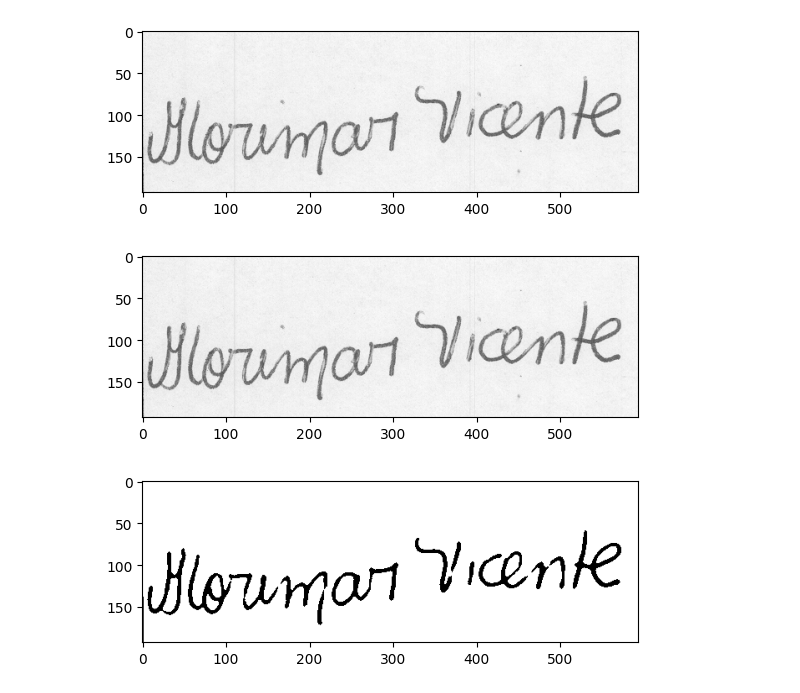
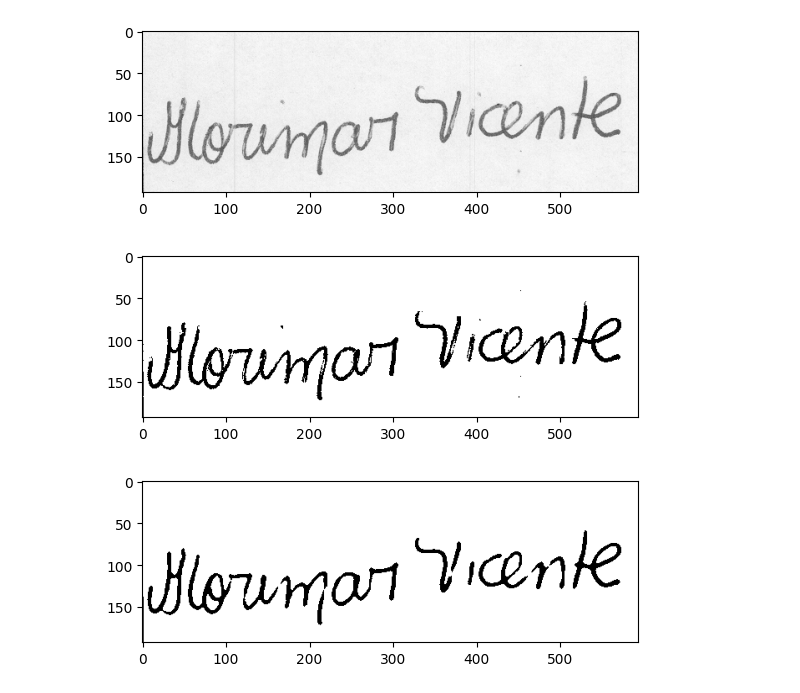
Before and after one commit to Chazelam/Course-Work, a Jupyter notebook: note.ipynb, the cells around one changed output. Saved outputs shown, nothing was run; the diff lists cells and outputs as text; code cells hidden in the pictures.

```diff
--- a/note.ipynb
+++ b/note.ipynb
@@ -64,12 +64,12 @@ plt.show()
 # %%
 T = otsy(gray_img) # Нахождение порога бтнаризации методом Оцу
 ret, bin_img = cv.threshold(gray_img, T, 255, 0) # Бинаризация
 
-show_img = cv.cvtColor(gray_img, cv.COLOR_GRAY2RGB)
+show_img = cv.cvtColor(bin_img, cv.COLOR_GRAY2RGB)
 plt.imshow(show_img)
 plt.show()
 # %% [output]
-[figure, old version]
+[figure, new version]
 # %%
 median = cv.medianBlur(bin_img, 5) # Медианная фильтрация масокй 5х5
 
```
Also changed, not shown: parts of 1 cell of this notebook.
